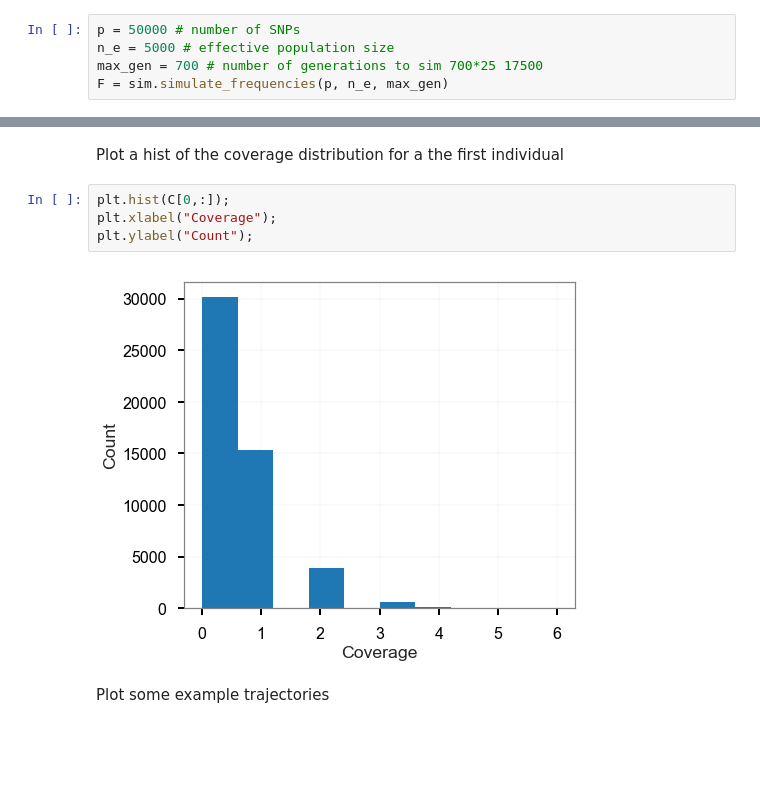
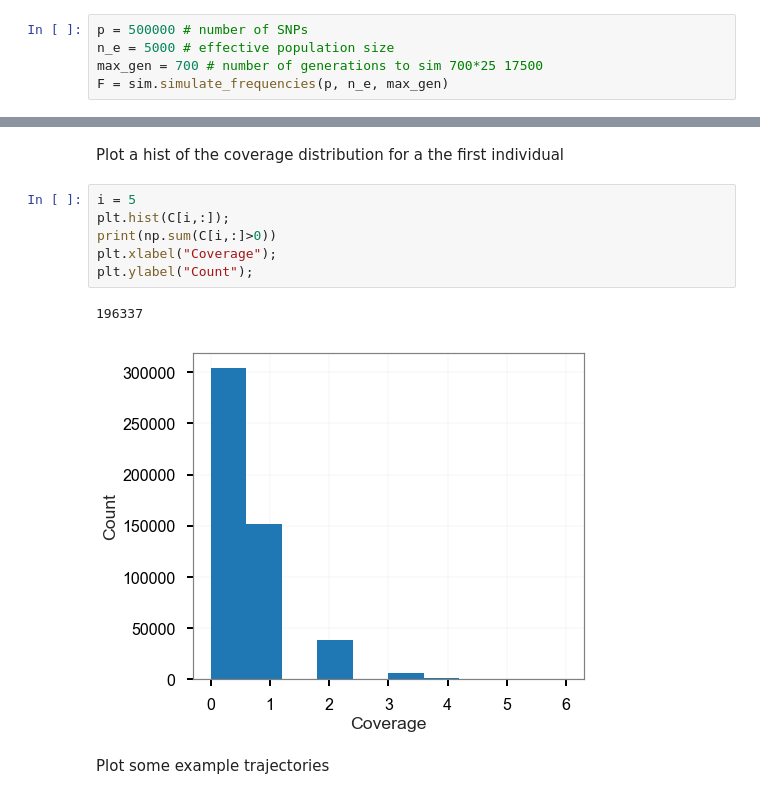
Before and after one commit to ancient-dna/hetgp, a Jupyter notebook: notebooks/wright-fisher-sim.ipynb, the cells around one changed output, grey strips where cells are left out. Saved outputs shown, nothing was run; the diff lists cells and outputs as text; blank space fills up the shorter version.

```diff
--- a/notebooks/wright-fisher-sim.ipynb
+++ b/notebooks/wright-fisher-sim.ipynb
@@ -37,7 +36,7 @@ plt.style.use("whitegrid.mplstyle")
 # %% [markdown]
 Simulate allele frequencies
 # %%
-p = 50000 # number of SNPs
+p = 500000 # number of SNPs
 n_e = 5000 # effective population size
 max_gen = 700 # number of generations to sim 700*25 17500
 F = sim.simulate_frequencies(p, n_e, max_gen)
@@ -58,11 +57,14 @@ Y, C = sim.simulate_reads(X, eps, lamb)
 # %% [markdown]
 Plot a hist of the coverage distribution for a the first individual
 # %%
-plt.hist(C[0,:]);
+i = 5
+plt.hist(C[i,:]);
+print(np.sum(C[i,:]>0))
 plt.xlabel("Coverage");
 plt.ylabel("Count");
 # %% [output]
+196337
-[figure, old version]
+[figure, new version]
 # %% [markdown]
 Plot some example trajectories
 # %%
```
Also changed, not shown: parts of 22 cells of this notebook, 5 other files.
